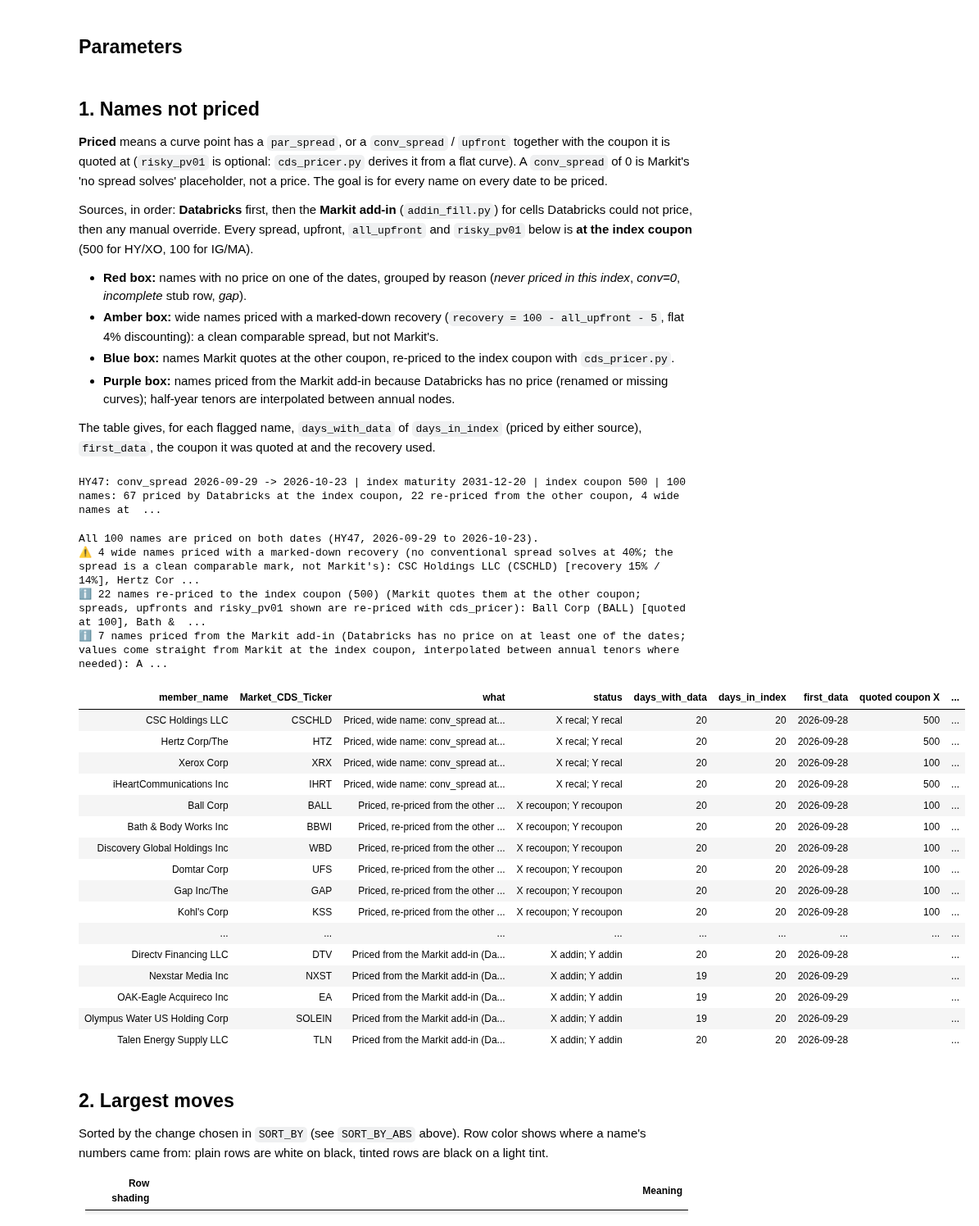
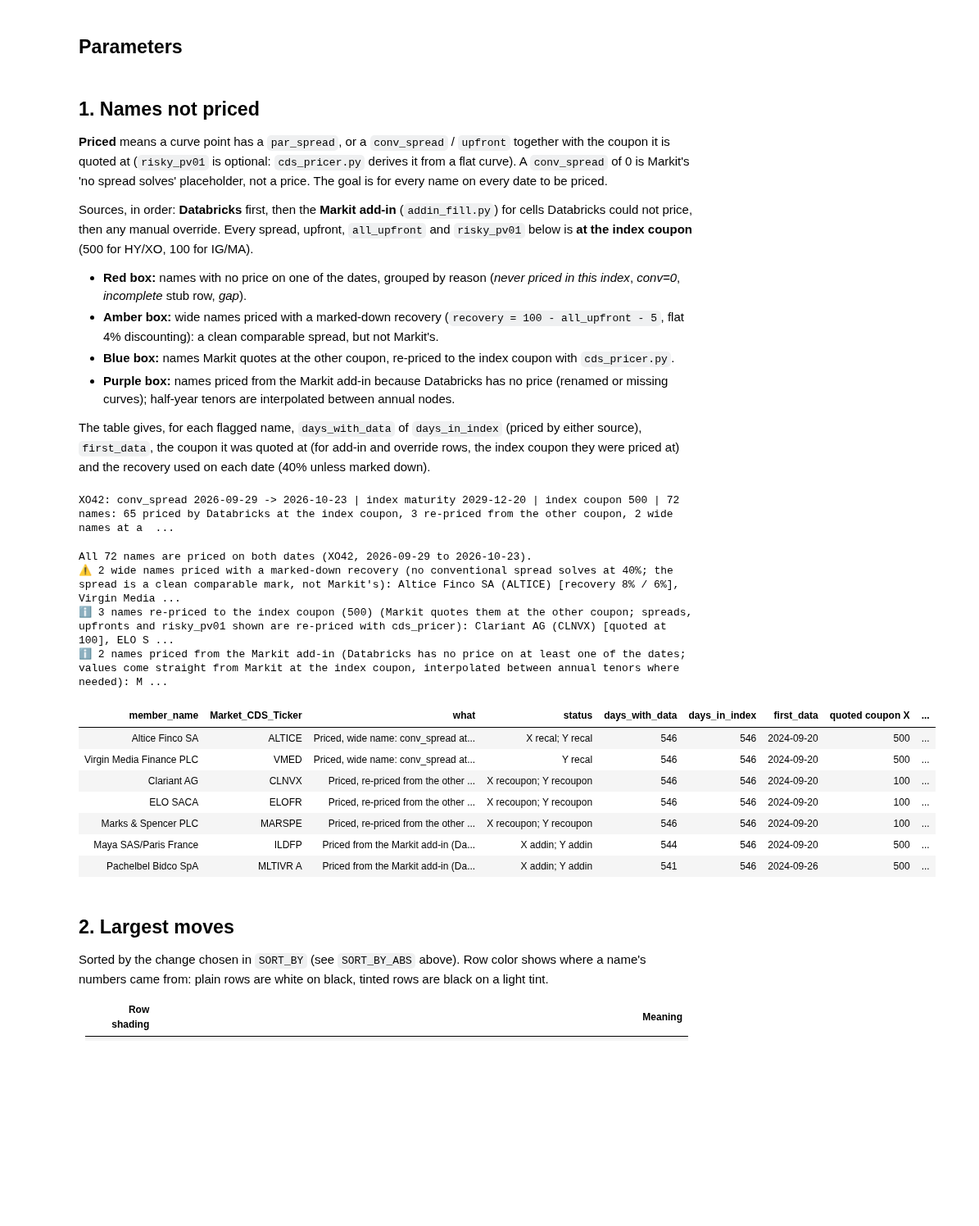
Before and after one commit to mmoorejmm17/tranche_single_name_moves, a Jupyter notebook: notebooks/index_spread_moves.ipynb, the cells around one changed output. Shown at 82% size. Saved outputs shown, nothing was run; the diff lists cells and outputs as text; code cells hidden in the pictures; blank space fills up the shorter version.

```diff
--- a/notebooks/index_spread_moves.ipynb
+++ b/notebooks/index_spread_moves.ipynb
@@ -33,7 +33,7 @@ data published 2026-10-26 08:34; prices through 2026-10-23
 # %% [markdown]
 ## Parameters
 # %%
-INDEX = 'HY47'
+INDEX = 'XO42'
 DATE_X = '2026-09-29'   # start
 DATE_Y = '2026-10-23'   # end
 SORT_BY = 'spread'      # which change to sort on: 'spread', 'upfront', 'all_upfront' or 'risky_pv01'
@@ -49,39 +49,30 @@ Sources, in order: **Databricks** first, then the **Markit add-in** (`addin_fill
 - **Blue box:** names Markit quotes at the other coupon, re-priced to the index coupon with `cds_pricer.py`.
 - **Purple box:** names priced from the Markit add-in because Databricks has no price (renamed or missing curves); half-year tenors are interpolated between annual nodes.
 
-The table gives, for each flagged name, `days_with_data` of `days_in_index` (priced by either source), `first_data`, the coupon it was quoted at and the recovery used.
+The table gives, for each flagged name, `days_with_data` of `days_in_index` (priced by either source), `first_data`, the coupon it was quoted at (for add-in and override rows, the index coupon they were priced at) and the recovery used on each date (40% unless marked down).
 # %%
 res = cs.spread_changes(INDEX, DATE_X, DATE_Y)
 a = res.attrs
-own, recoupon, recal, addin, unpriced = cs.priced_counts(res)
+own, recoupon, recal, addin, manual, unpriced = cs.priced_counts(res)
 print(f"{INDEX}: conv_spread {a['date_x']:%Y-%m-%d} -> {a['date_y']:%Y-%m-%d} | index maturity {a['maturity']:%Y-%m-%d} | index coupon {a['index_coupon']} | "
       f"{len(res)} names: {own} priced by Databricks at the index coupon, {recoupon} re-priced from the other coupon, {recal} wide names at a marked-down recovery, "
-      f"{addin} priced from the Markit add-in, {unpriced} not priced")
+      f"{addin} priced from the Markit add-in, {manual} manual overrides, {unpriced} not priced")
 display(HTML(cs.missing_banner_html(res)))
 show(cs.missing_report(res), numeric={'quoted coupon X': 0, 'quoted coupon Y': 0, 'recovery X (%)': 1, 'recovery Y (%)': 1})
 # %% [output]
-HY47: conv_spread 2026-09-29 -> 2026-10-23 | index maturity 2031-12-20 | index coupon 500 | 100 names: 67 priced by Databricks at the index coupon, 22 re-priced from the other coupon, 4 wide names at  ...
+XO42: conv_spread 2026-09-29 -> 2026-10-23 | index maturity 2029-12-20 | index coupon 500 | 72 names: 65 priced by Databricks at the index coupon, 3 re-priced from the other coupon, 2 wide names at a  ...
-All 100 names are priced on both dates (HY47, 2026-09-29 to 2026-10-23).
-⚠ 4 wide names priced with a marked-down recovery (no conventional spread solves at 40%; the spread is a clean comparable mark, not Markit's): CSC Holdings LLC (CSCHLD) [recovery 15% / 14%], Hertz Cor ...
-ℹ 22 names re-priced to the index coupon (500) (Markit quotes them at the other coupon; spreads, upfronts and risky_pv01 shown are re-priced with cds_pricer): Ball Corp (BALL) [quoted at 100], Bath &  ...
-ℹ 7 names priced from the Markit add-in (Databricks has no price on at least one of the dates; values come straight from Markit at the index coupon, interpolated between annual tenors where needed): A ...
+All 72 names are priced on both dates (XO42, 2026-09-29 to 2026-10-23).
+⚠ 2 wide names priced with a marked-down recovery (no conventional spread solves at 40%; the spread is a clean comparable mark, not Markit's): Altice Finco SA (ALTICE) [recovery 8% / 6%], Virgin Media ...
+ℹ 3 names re-priced to the index coupon (500) (Markit quotes them at the other coupon; spreads, upfronts and risky_pv01 shown are re-priced with cds_pricer): Clariant AG (CLNVX) [quoted at 100], ELO S ...
+ℹ 2 names priced from the Markit add-in (Databricks has no price on at least one of the dates; values come straight from Markit at the index coupon, interpolated between annual tenors where needed): M ...
 | member_name | Market_CDS_Ticker | what | status | days_with_data | days_in_index | first_data | quoted coupon X | ... |
-| CSC Holdings LLC | CSCHLD | Priced, wide name: conv_spread at... | X recal; Y recal | 20 | 20 | 2026-09-28 | 500 | ... |
-| Hertz Corp/The | HTZ | Priced, wide name: conv_spread at... | X recal; Y recal | 20 | 20 | 2026-09-28 | 500 | ... |
-| Xerox Corp | XRX | Priced, wide name: conv_spread at... | X recal; Y recal | 20 | 20 | 2026-09-28 | 100 | ... |
-| iHeartCommunications Inc | IHRT | Priced, wide name: conv_spread at... | X recal; Y recal | 20 | 20 | 2026-09-28 | 500 | ... |
-| Ball Corp | BALL | Priced, re-priced from the other ... | X recoupon; Y recoupon | 20 | 20 | 2026-09-28 | 100 | ... |
-| Bath & Body Works Inc | BBWI | Priced, re-priced from the other ... | X recoupon; Y recoupon | 20 | 20 | 2026-09-28 | 100 | ... |
-| Discovery Global Holdings Inc | WBD | Priced, re-priced from the other ... | X recoupon; Y recoupon | 20 | 20 | 2026-09-28 | 100 | ... |
-| Domtar Corp | UFS | Priced, re-priced from the other ... | X recoupon; Y recoupon | 20 | 20 | 2026-09-28 | 100 | ... |
-| Gap Inc/The | GAP | Priced, re-priced from the other ... | X recoupon; Y recoupon | 20 | 20 | 2026-09-28 | 100 | ... |
-| Kohl's Corp | KSS | Priced, re-priced from the other ... | X recoupon; Y recoupon | 20 | 20 | 2026-09-28 | 100 | ... |
-| ... | ... | ... | ... | ... | ... | ... | ... | ... |
-| Directv Financing LLC | DTV | Priced from the Markit add-in (Da... | X addin; Y addin | 20 | 20 | 2026-09-28 |  | ... |
-| Nexstar Media Inc | NXST | Priced from the Markit add-in (Da... | X addin; Y addin | 19 | 20 | 2026-09-29 |  | ... |
-| OAK-Eagle Acquireco Inc | EA | Priced from the Markit add-in (Da... | X addin; Y addin | 19 | 20 | 2026-09-29 |  | ... |
-| Olympus Water US Holding Corp | SOLEIN | Priced from the Markit add-in (Da... | X addin; Y addin | 19 | 20 | 2026-09-29 |  | ... |
-| Talen Energy Supply LLC | TLN | Priced from the Markit add-in (Da... | X addin; Y addin | 20 | 20 | 2026-09-28 |  | ... |
+| Altice Finco SA | ALTICE | Priced, wide name: conv_spread at... | X recal; Y recal | 546 | 546 | 2024-09-20 | 500 | ... |
+| Virgin Media Finance PLC | VMED | Priced, wide name: conv_spread at... | Y recal | 546 | 546 | 2024-09-20 | 500 | ... |
+| Clariant AG | CLNVX | Priced, re-priced from the other ... | X recoupon; Y recoupon | 546 | 546 | 2024-09-20 | 100 | ... |
+| ELO SACA | ELOFR | Priced, re-priced from the other ... | X recoupon; Y recoupon | 546 | 546 | 2024-09-20 | 100 | ... |
+| Marks & Spencer PLC | MARSPE | Priced, re-priced from the other ... | X recoupon; Y recoupon | 546 | 546 | 2024-09-20 | 100 | ... |
+| Maya SAS/Paris France | ILDFP | Priced from the Markit add-in (Da... | X addin; Y addin | 544 | 546 | 2024-09-20 | 500 | ... |
+| Pachelbel Bidco SpA | MLTIVR A | Priced from the Markit add-in (Da... | X addin; Y addin | 541 | 546 | 2024-09-26 | 500 | ... |
 # %% [markdown]
 ## 2. Largest moves
 Sorted by the change chosen in `SORT_BY` (see `SORT_BY_ABS` above). Row color shows where a name's numbers came from: plain rows are white on black, tinted rows are black on a light tint.
```
Also changed, not shown: parts of 5 cells of this notebook, 23 other files.
